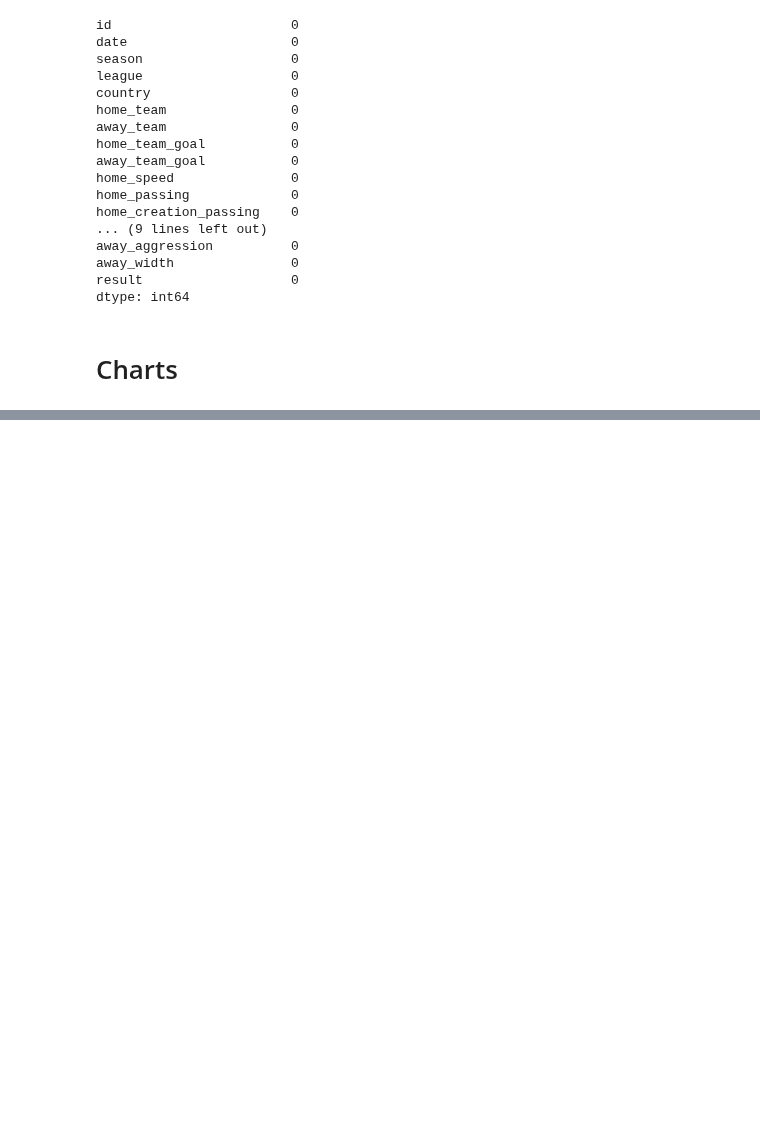
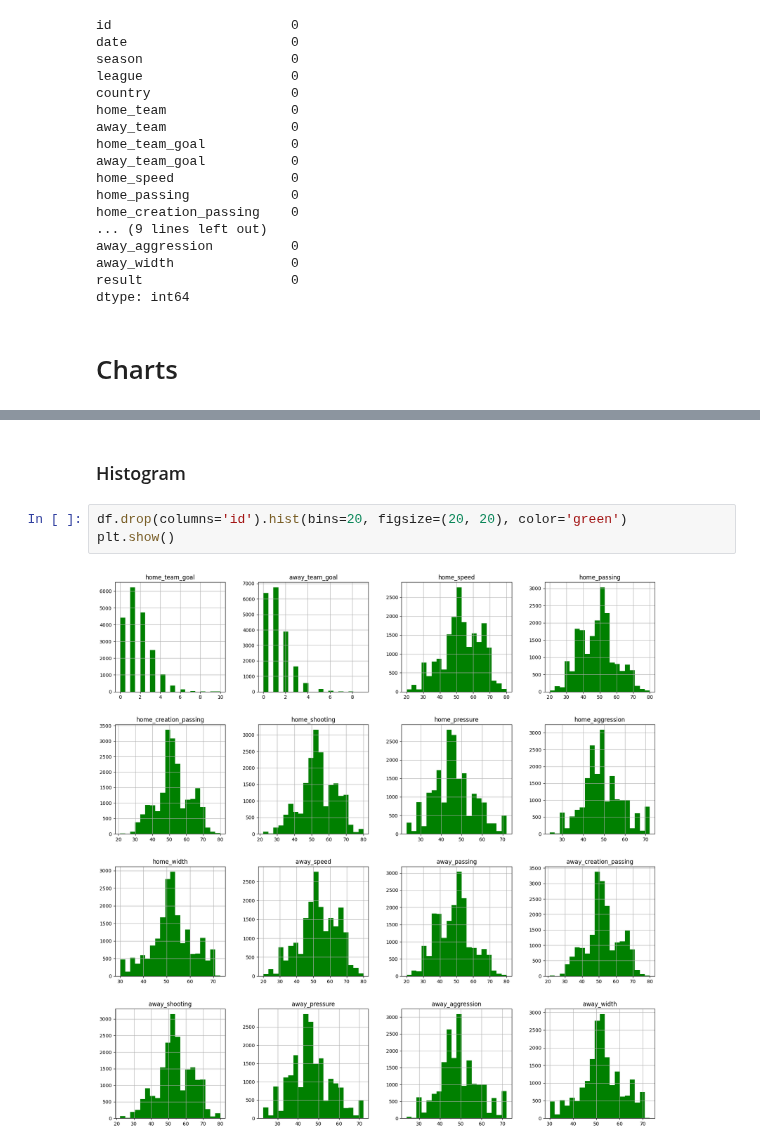
Before and after one commit to himynameisartem/Match_Outcome_ML, a Jupyter notebook: Match_Outcome.ipynb, the cells around one changed output, grey strips where cells are left out. Saved outputs shown, nothing was run; the diff lists cells and outputs as text; blank space fills up the shorter version.

```diff
--- a/Match_Outcome.ipynb
+++ b/Match_Outcome.ipynb
@@ -183,0 +186,7 @@ plt.show()
+# %% [markdown]
+### Histogram
+# %%
+df.drop(columns='id').hist(bins=20, figsize=(20, 20), color='green')
+plt.show()
+# %% [output]
+[figure, added]
```
Also changed, not shown: parts of 5 cells of this notebook, 7 other files.
